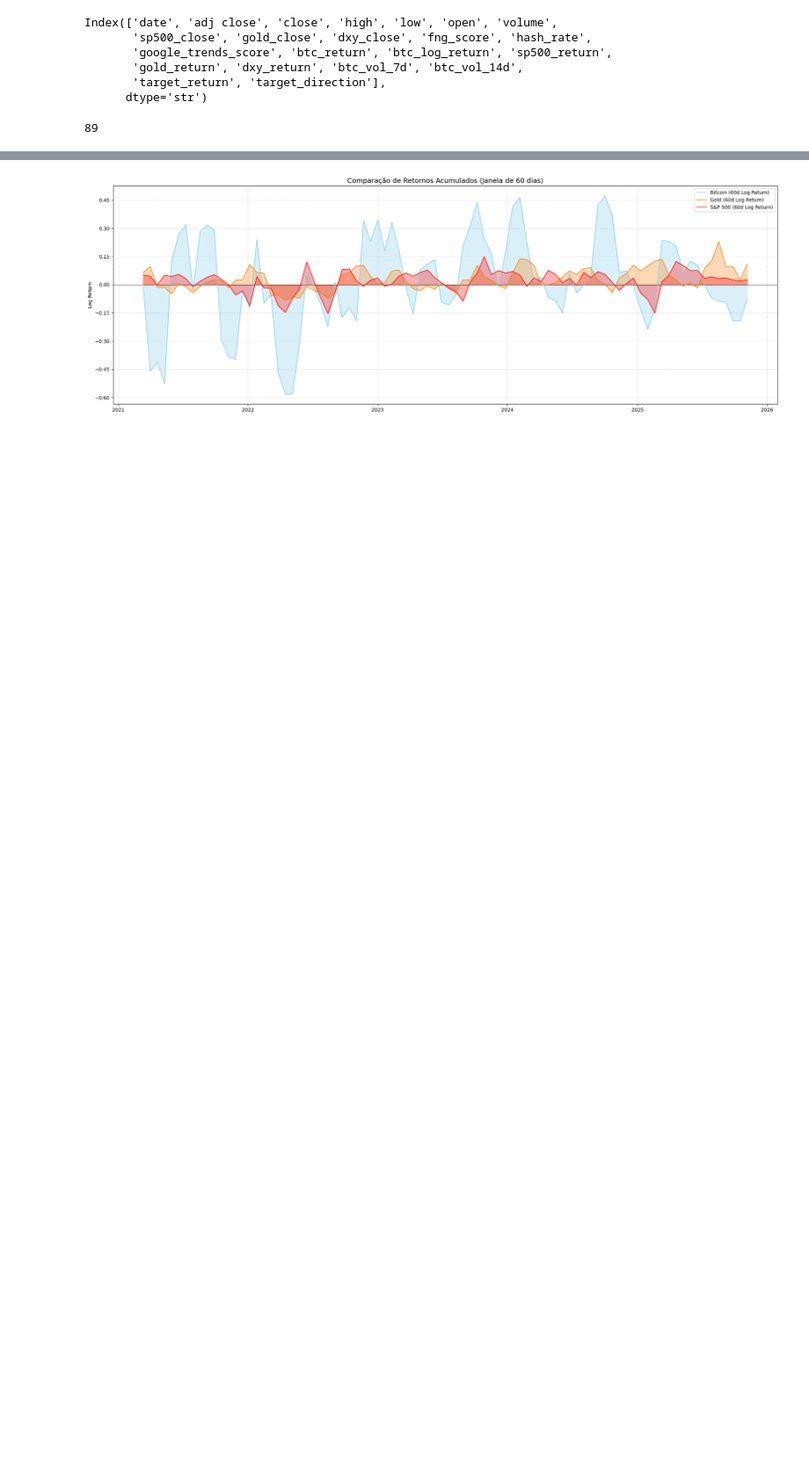
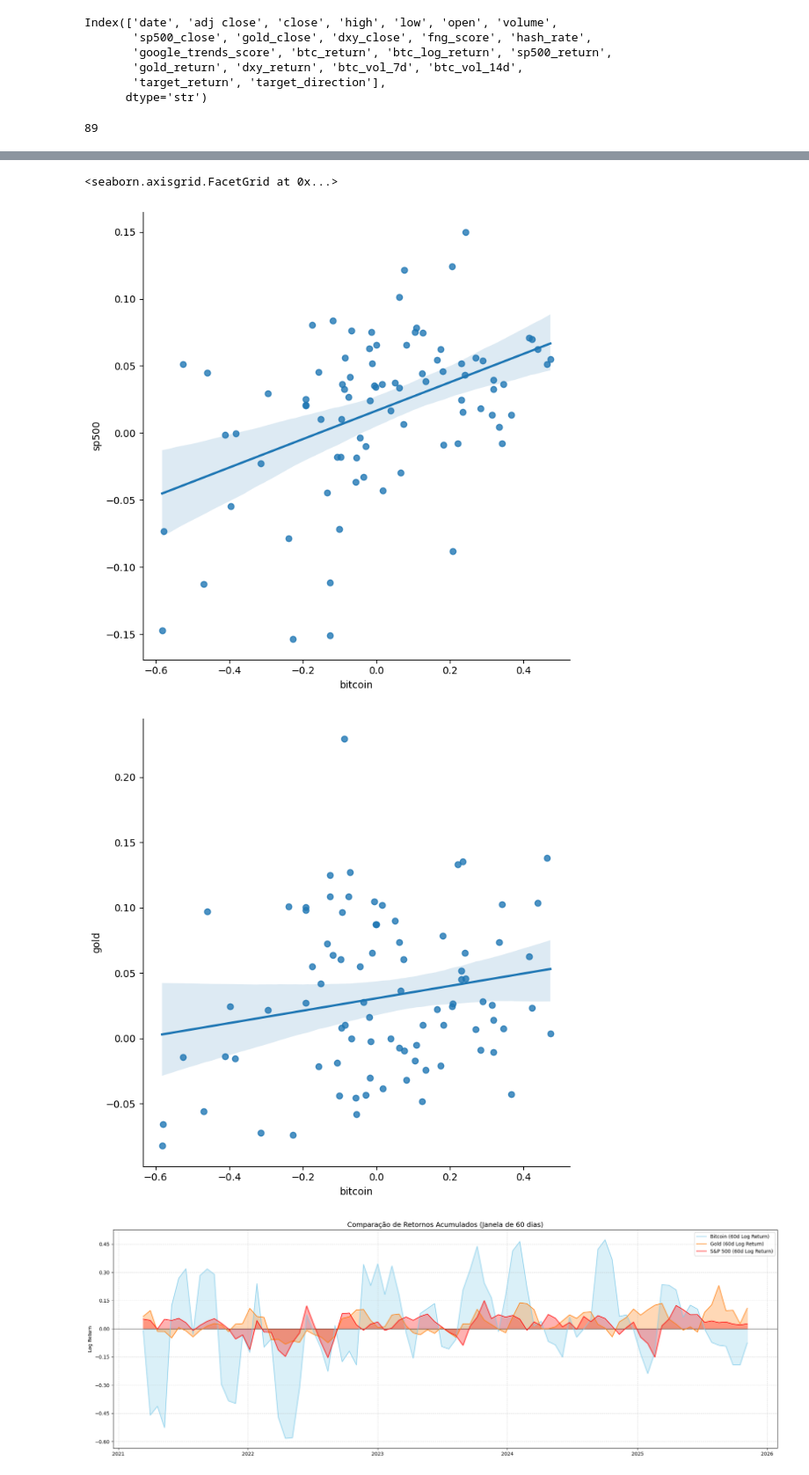
Before and after one commit to Andree33/Exploratory-Analisys-Data-Portfolio, a Jupyter notebook: ExploratoryAnalisys.ipynb, the cells around one changed output, grey strips where cells are left out. Shown at 88% size. Cells and saved outputs as stored; diff of their text form; code cells hidden in the pictures; blank space fills up the shorter version.

```diff
--- a/ExploratoryAnalisys.ipynb
+++ b/ExploratoryAnalisys.ipynb
@@ -75,3 +76,36 @@ plt.show()
+# %%
+
+# m, b = np.polyfit(sp500_log_return_split, xau_log_return_split, 1)
+
+# fig, ax = plt.subplots(figsize=(20, 8))
+# ax.scatter(sp500_log_return_split, xau_log_return_split, alpha=0.6, color='orange')
+
+# # Desenhar a linha de tendência
+# ax.plot(sp500_log_return_split, m*sp500_log_return_split + b, color='red',
+#         linewidth=2, label=f'Tendência (Beta: {m:.2f})')
+
+# ax.set_title("Análise de Sensibilidade: S&P 500 vs Gold")
+# ax.set_xlabel("S&P 500 Log Return")
+# ax.set_ylabel("Gold Log Return")
+# ax.legend()
+# ax.grid(True, alpha=0.3)
+
+
+
+
+df_plot = pd.DataFrame({
+    'sp500': sp500_log_return_split,
+    'gold': xau_log_return_split,
+    'bitcoin': btc_log_return_split
+})
+
+# 2. Chamar o lmplot passando os nomes das colunas e o DataFrame
+sns.lmplot(x='bitcoin', y='sp500', data=df_plot, height=7, aspect=1)
+sns.lmplot(x='bitcoin', y='gold', data=df_plot, height=7, aspect=1)
+# %% [output]
+<seaborn.axisgrid.FacetGrid at 0x...>
+[figure, added]
+[figure, added]
 # %%
 df.dropna(inplace = True)
 # %%
```
Also changed, not shown: parts of 2 cells of this notebook.
